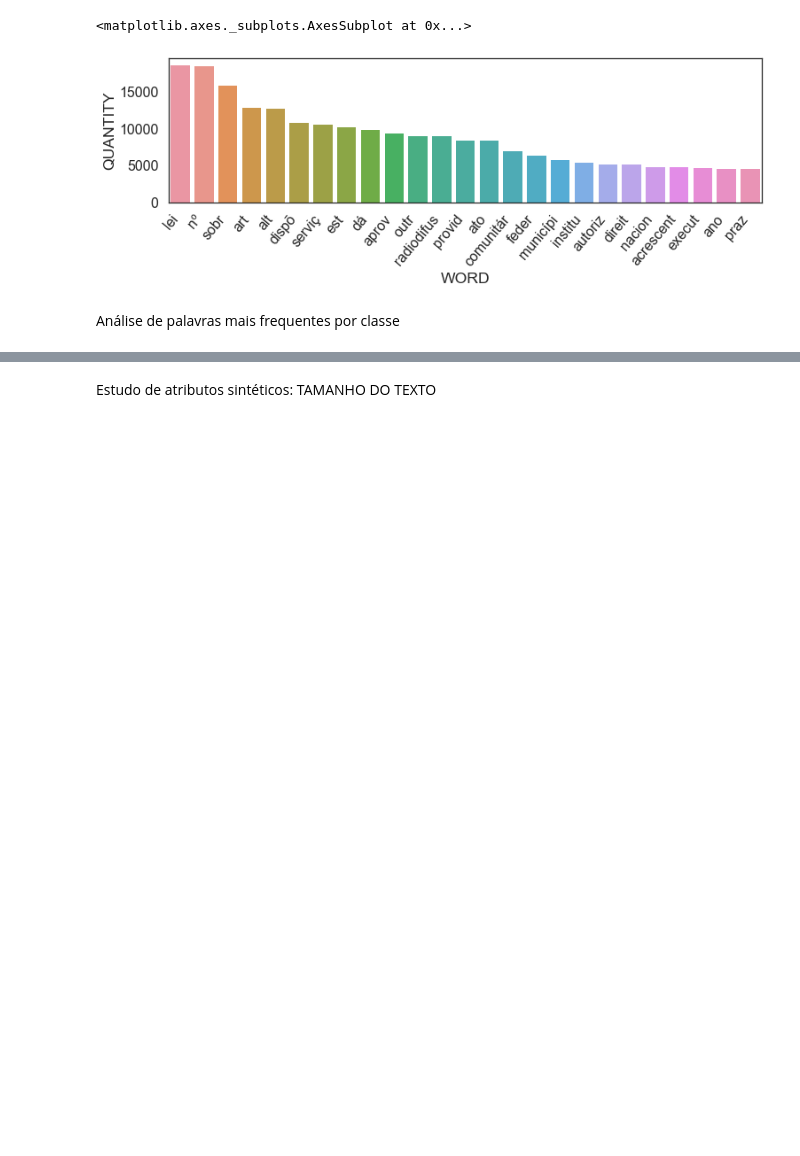
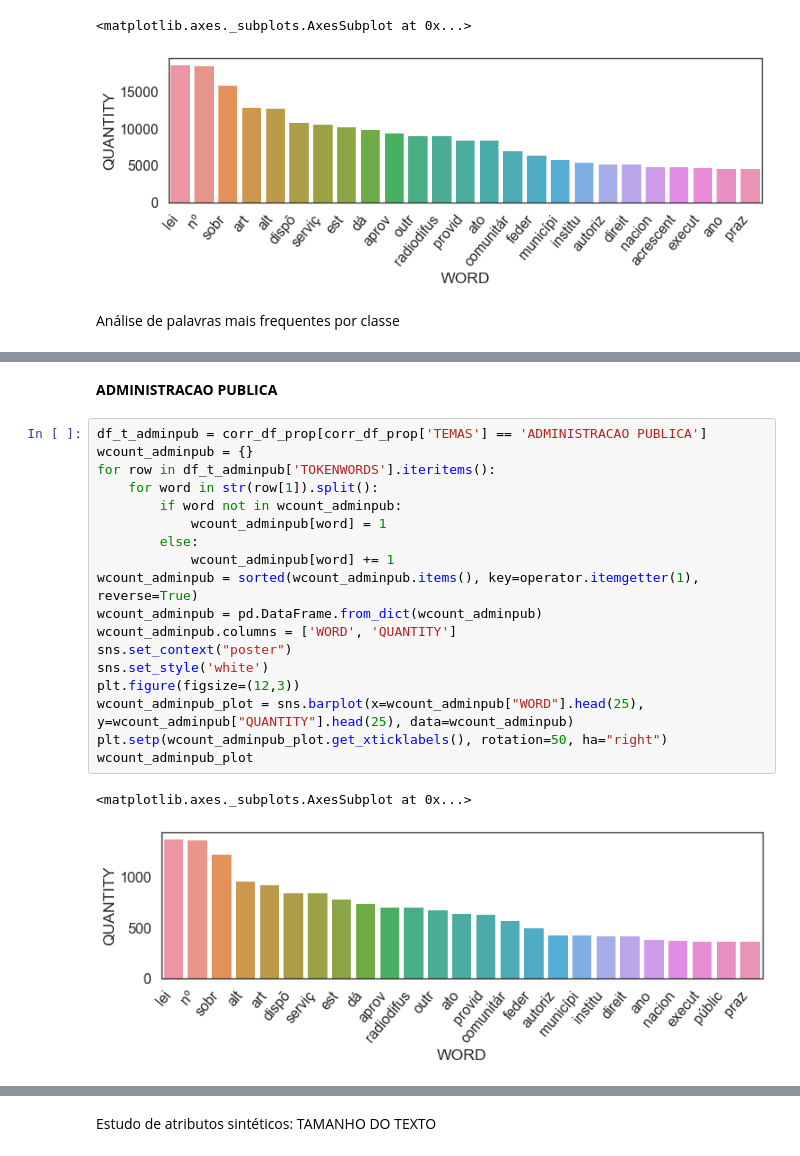
Before and after one commit to DiegoKremer/meu-politico, a Jupyter notebook: data_analysis/analise_proposicoes.ipynb, the cells around one changed output, grey strips where cells are left out. Drawn from its saved outputs; the diff is of its cells as text; blank space fills up the shorter version.

```diff
--- a/data_analysis/analise_proposicoes.ipynb
+++ b/data_analysis/analise_proposicoes.ipynb
@@ -600,0 +624,23 @@ Análise de palavras mais frequentes por classe
+# %% [markdown]
+**ADMINISTRACAO PUBLICA**
+# %%
+df_t_adminpub = corr_df_prop[corr_df_prop['TEMAS'] == 'ADMINISTRACAO PUBLICA']
+wcount_adminpub = {}
+for row in df_t_adminpub['TOKENWORDS'].iteritems():
+    for word in str(row[1]).split():
+        if word not in wcount_adminpub:
+            wcount_adminpub[word] = 1
+        else:
+            wcount_adminpub[word] += 1
+wcount_adminpub = sorted(wcount_adminpub.items(), key=operator.itemgetter(1), reverse=True)
+wcount_adminpub = pd.DataFrame.from_dict(wcount_adminpub)
+wcount_adminpub.columns = ['WORD', 'QUANTITY']
+sns.set_context("poster")
+sns.set_style('white')
+plt.figure(figsize=(12,3))
+wcount_adminpub_plot = sns.barplot(x=wcount_adminpub["WORD"].head(25), y=wcount_adminpub["QUANTITY"].head(25), data=wcount_adminpub)
+plt.setp(wcount_adminpub_plot.get_xticklabels(), rotation=50, ha="right")
+wcount_adminpub_plot
+# %% [output]
+<matplotlib.axes._subplots.AxesSubplot at 0x...>
+[figure, added]
```
Also changed, not shown: parts of 16 cells of this notebook.
